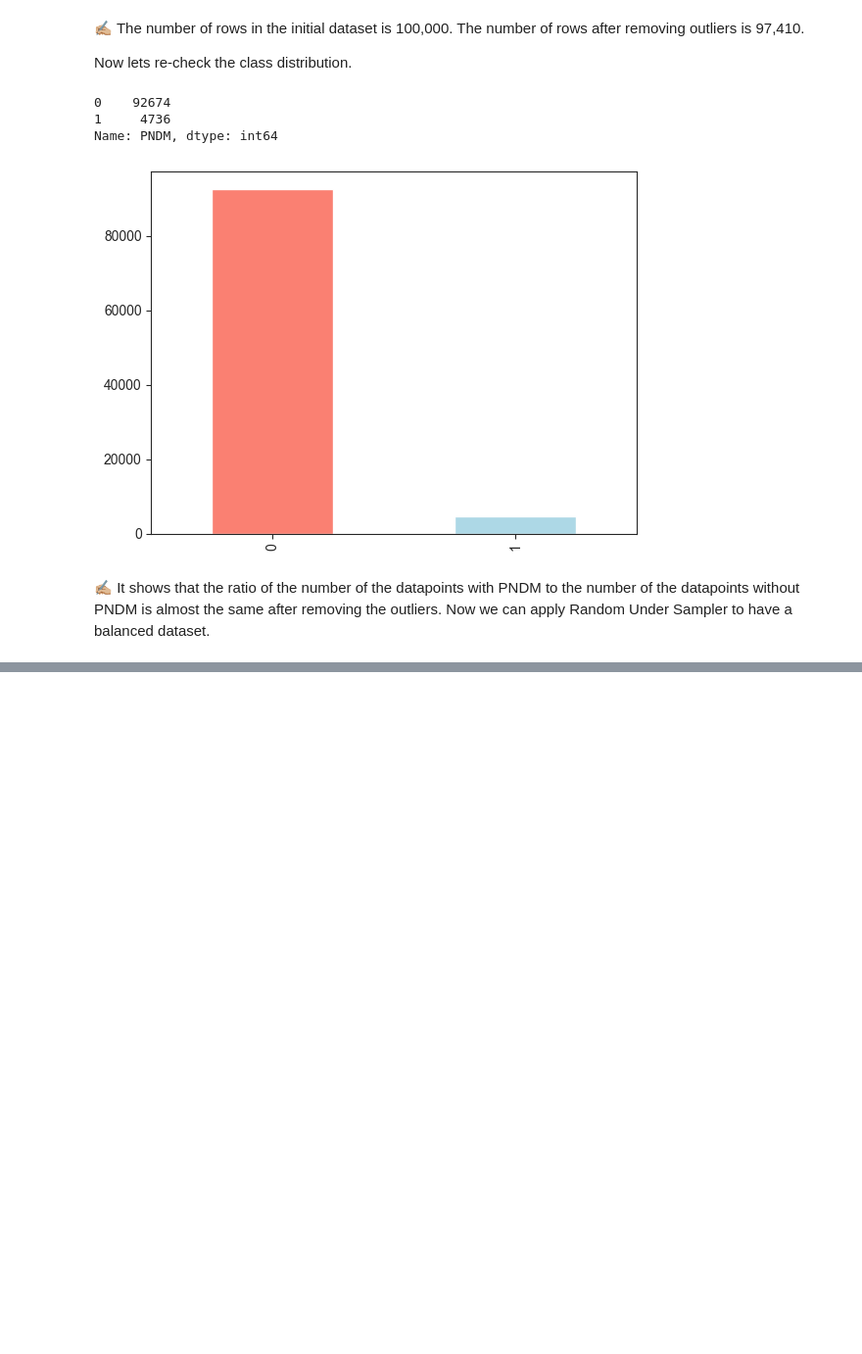
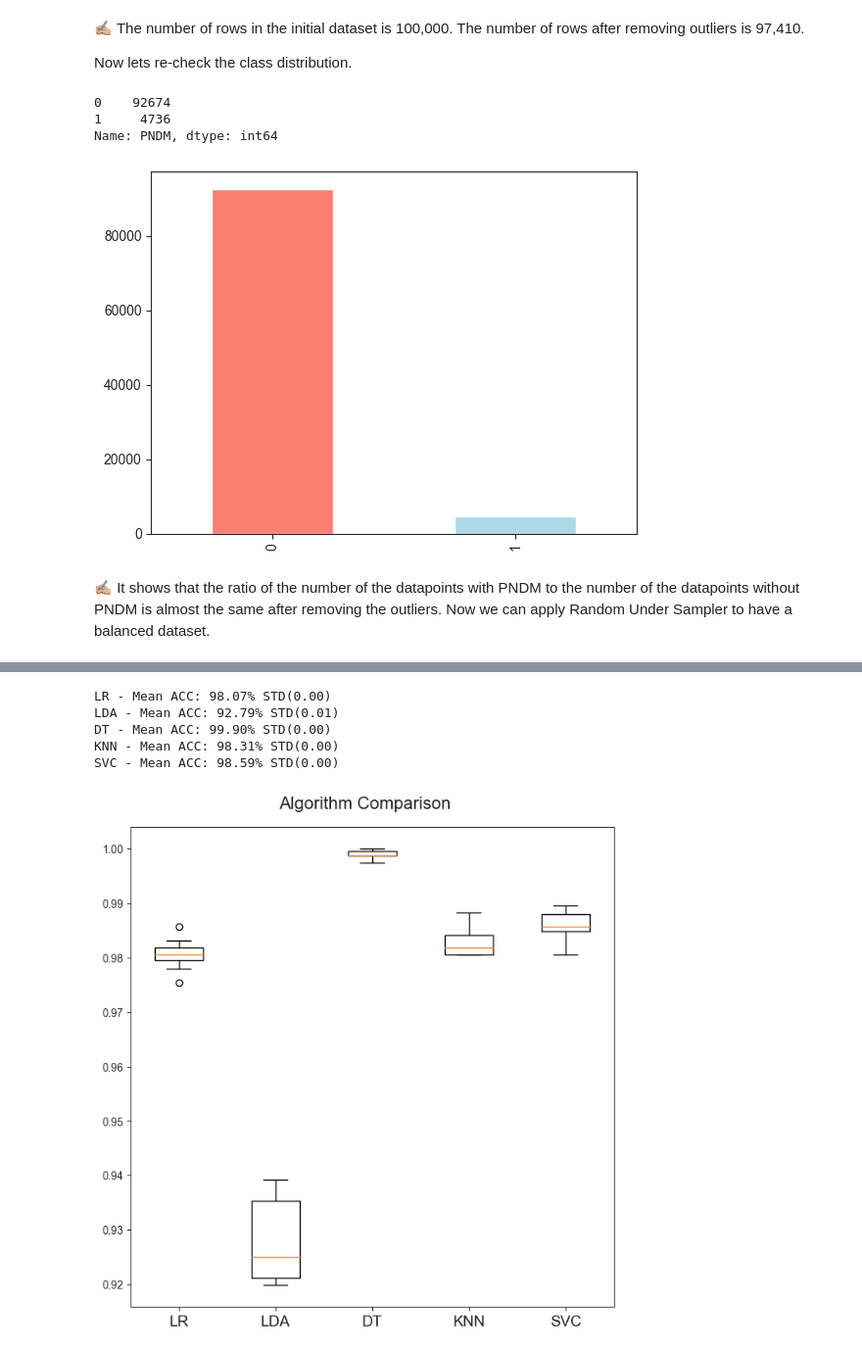
Before and after one commit to muscak/PNDM-Prediction, a Jupyter notebook: PNDM-Prediction.ipynb, the cells around one changed output, grey strips where cells are left out. Shown at 98% size. Drawn from its saved outputs; the diff is of its cells as text; code cells hidden in the pictures; blank space fills up the shorter version.

Commit message:
Base model without some models

```diff
--- a/PNDM-Prediction.ipynb
+++ b/PNDM-Prediction.ipynb
@@ -283,3 +311,8 @@ As indicated above there are some ourlier values in some of the features that ne
+# %%
+x = df.drop('PNDM', axis=1)
+y = df['PNDM']
+
+x_train, x_test, y_train, y_test = train_test_split(x, y, test_size=0.2, random_state=101)
 # %% [markdown]
 ### Removing Outliers
 
@@ -320,0 +358,6 @@ We'll use `RandomUnderSampler` from `imblearn` library. We'll set `random_state`
+# %%
+undersample = RandomUnderSampler(sampling_strategy='majority', random_state=101)
+x_under, y_under = undersample.fit_resample(x_train, y_train)
+
+print(x_under.shape)
+print(y_under.value_counts())
@@ -324,0 +394,35 @@ We've explored the data, now we'll try to use machine learning to predict our ta
+# %%
+def evaluate_algorithms(x, y):
+    models = []
+    models.append(('LR', LogisticRegression(solver='liblinear', multi_class='ovr')))
+    models.append(('LDA', LinearDiscriminantAnalysis()))
+    models.append(('DT', DecisionTreeClassifier()))
+    models.append(('KNN', KNeighborsClassifier()))
+    models.append(('SVC', SVC(gamma='auto')))
+
+    names = []
+    results = []
+    for name, model in models:
+        kfold = StratifiedKFold(n_splits=10, random_state=101, shuffle=True)
+        cv_results = cross_val_score(model, x, y, cv=kfold, scoring='accuracy')
+        results.append(cv_results)
+        names.append(name)
+        msg = '%s - Mean ACC: %.2f%% STD(%.2f)' % (name, cv_results.mean()*100, cv_results.std())
+        print(msg)
+
+    # Plot the results
+    fig = plt.figure(figsize=(8,8))
+    fig.suptitle('Algorithm Comparison', fontsize=16, y=0.93)
+    ax = fig.add_subplot(111)
+    plt.boxplot(results)
+    ax.set_xticklabels(names, fontsize=14)
+    plt.show()
+# %%
+evaluate_algorithms(x_under, y_under)
+# %% [output]
+LR - Mean ACC: 98.07% STD(0.00)
+LDA - Mean ACC: 92.79% STD(0.01)
+DT - Mean ACC: 99.90% STD(0.00)
+KNN - Mean ACC: 98.31% STD(0.00)
+SVC - Mean ACC: 98.59% STD(0.00)
+[figure, added]
```
Also changed, not shown: parts of 12 cells of this notebook.
